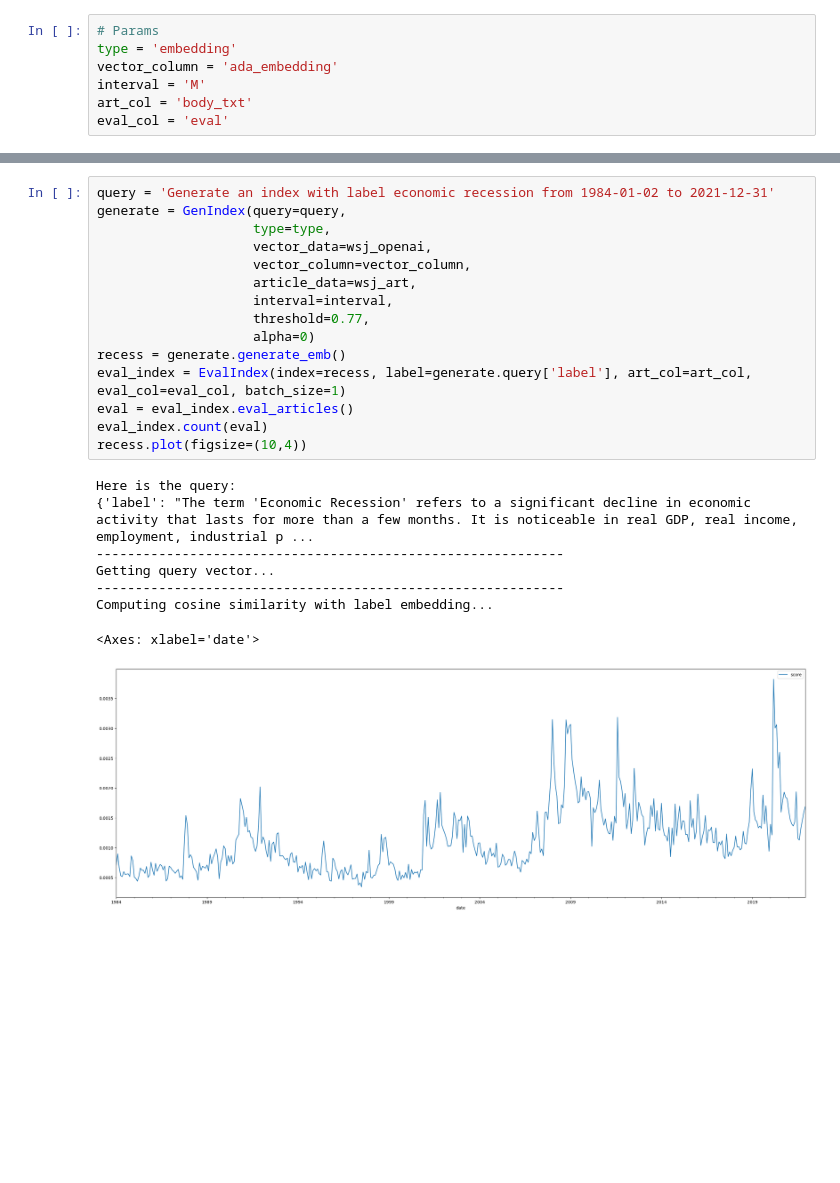
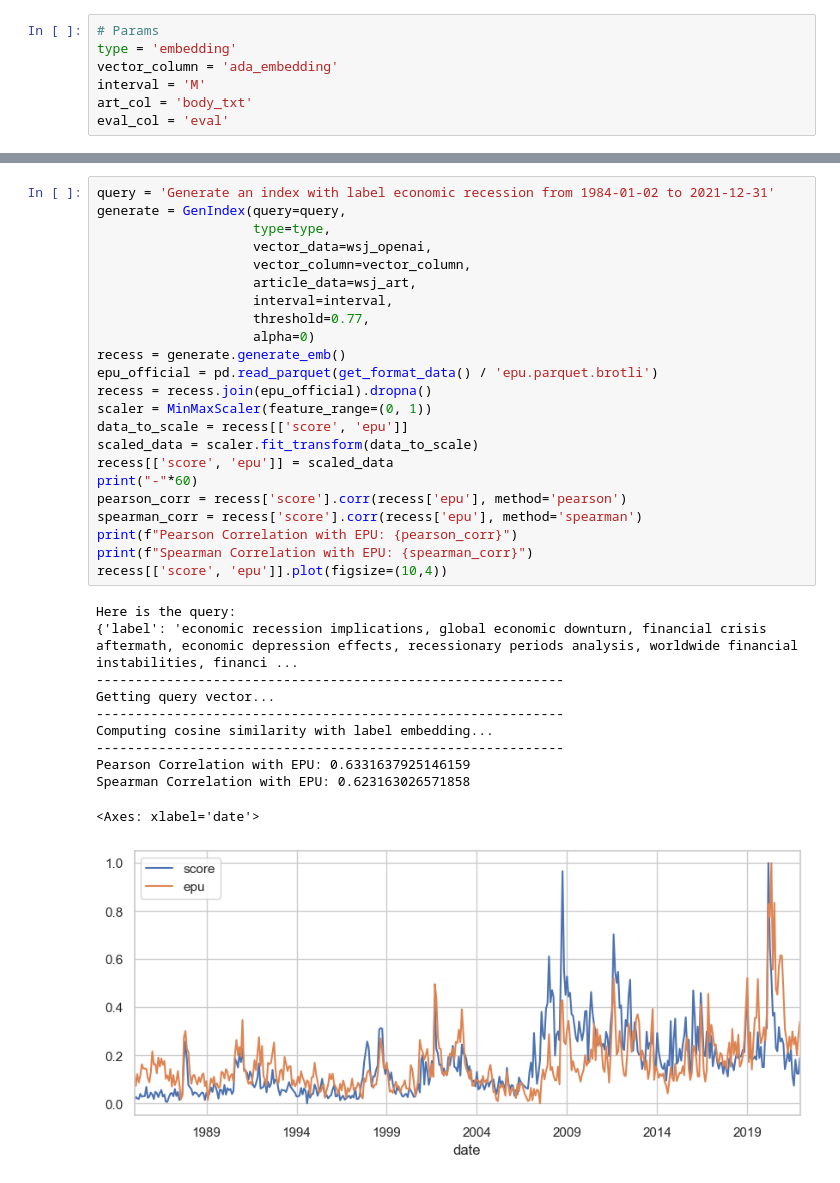
Before and after one commit to jfan1256/fenui, a Jupyter notebook: exec_research/exec_top_plot/view_emb.ipynb, the cells around one changed output, grey strips where cells are left out. Cells and saved outputs as stored; diff of their text form; blank space fills up the shorter version.

```diff
--- a/exec_research/exec_top_plot/view_emb.ipynb
+++ b/exec_research/exec_top_plot/view_emb.ipynb
@@ -183,24 +194,35 @@ Computing cosine similarity with label embedding...
 # %%
 query = 'Generate an index with label economic recession from 1984-01-02 to 2021-12-31'
 generate = GenIndex(query=query,
                     type=type,
                     vector_data=wsj_openai,
                     vector_column=vector_column,
                     article_data=wsj_art,
                     interval=interval,
                     threshold=0.77,
                     alpha=0)
 recess = generate.generate_emb()
-eval_index = EvalIndex(index=recess, label=generate.query['label'], art_col=art_col, eval_col=eval_col, batch_size=1)
-eval = eval_index.eval_articles()
-eval_index.count(eval)
-recess.plot(figsize=(10,4))
+epu_official = pd.read_parquet(get_format_data() / 'epu.parquet.brotli')
+recess = recess.join(epu_official).dropna()
+scaler = MinMaxScaler(feature_range=(0, 1))
+data_to_scale = recess[['score', 'epu']]
+scaled_data = scaler.fit_transform(data_to_scale)
+recess[['score', 'epu']] = scaled_data
+print("-"*60)
+pearson_corr = recess['score'].corr(recess['epu'], method='pearson')
+spearman_corr = recess['score'].corr(recess['epu'], method='spearman')
+print(f"Pearson Correlation with EPU: {pearson_corr}")
+print(f"Spearman Correlation with EPU: {spearman_corr}")
+recess[['score', 'epu']].plot(figsize=(10,4))
 # %% [output]
 Here is the query:
-{'label': "The term 'Economic Recession' refers to a significant decline in economic activity that lasts for more than a few months. It is noticeable in real GDP, real income, employment, industrial p ...
+{'label': 'economic recession implications, global economic downturn, financial crisis aftermath, economic depression effects, recessionary periods analysis, worldwide financial instabilities, financi ...
 ------------------------------------------------------------
 Getting query vector...
 ------------------------------------------------------------
 Computing cosine similarity with label embedding...
+------------------------------------------------------------
+Pearson Correlation with EPU: 0.6331637925146159
+Spearman Correlation with EPU: 0.623163026571858
 <Axes: xlabel='date'>
-[figure, old version]
+[figure, new version]
```
Also changed, not shown: parts of 9 cells of this notebook, 4 other files.
